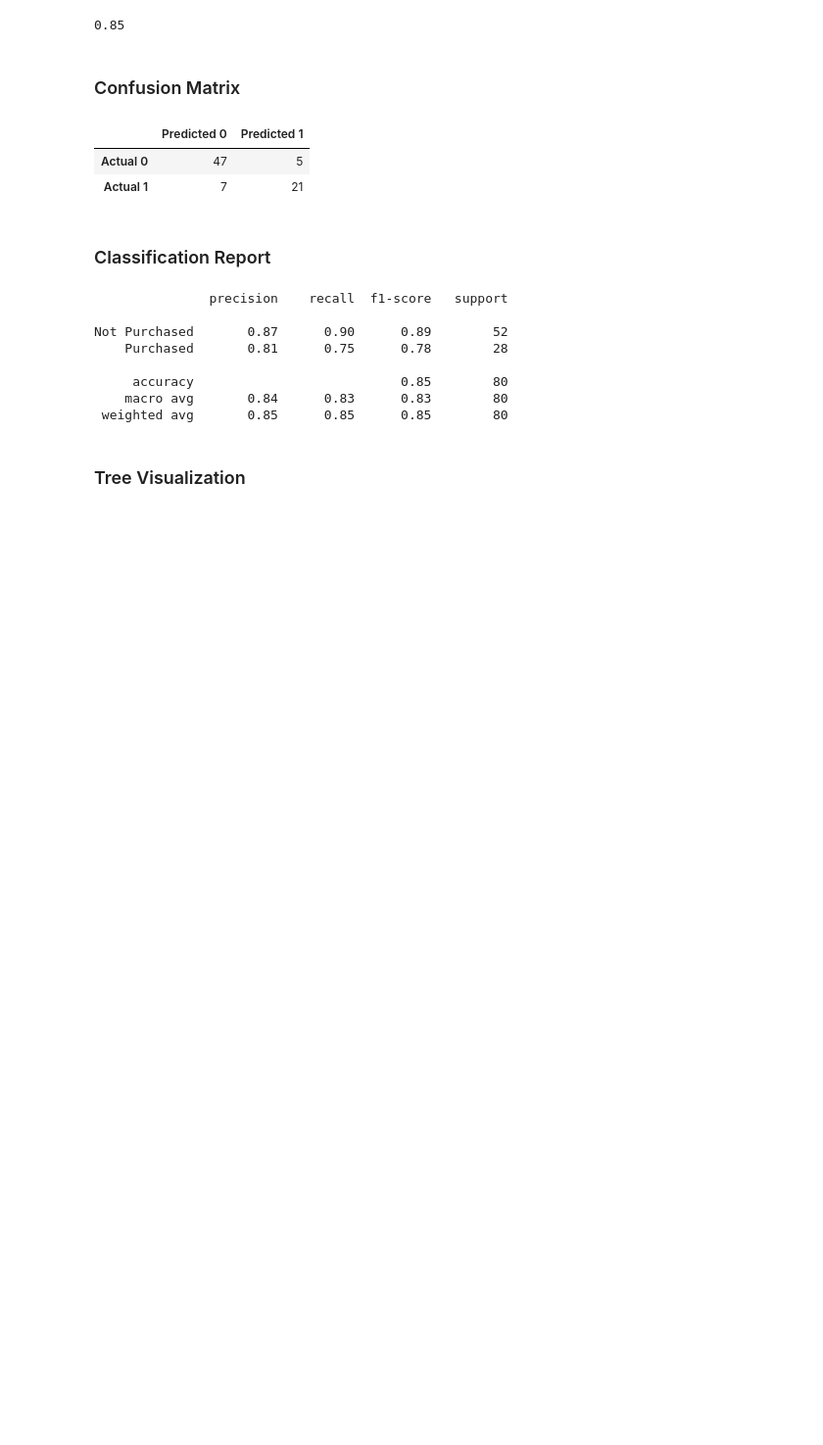
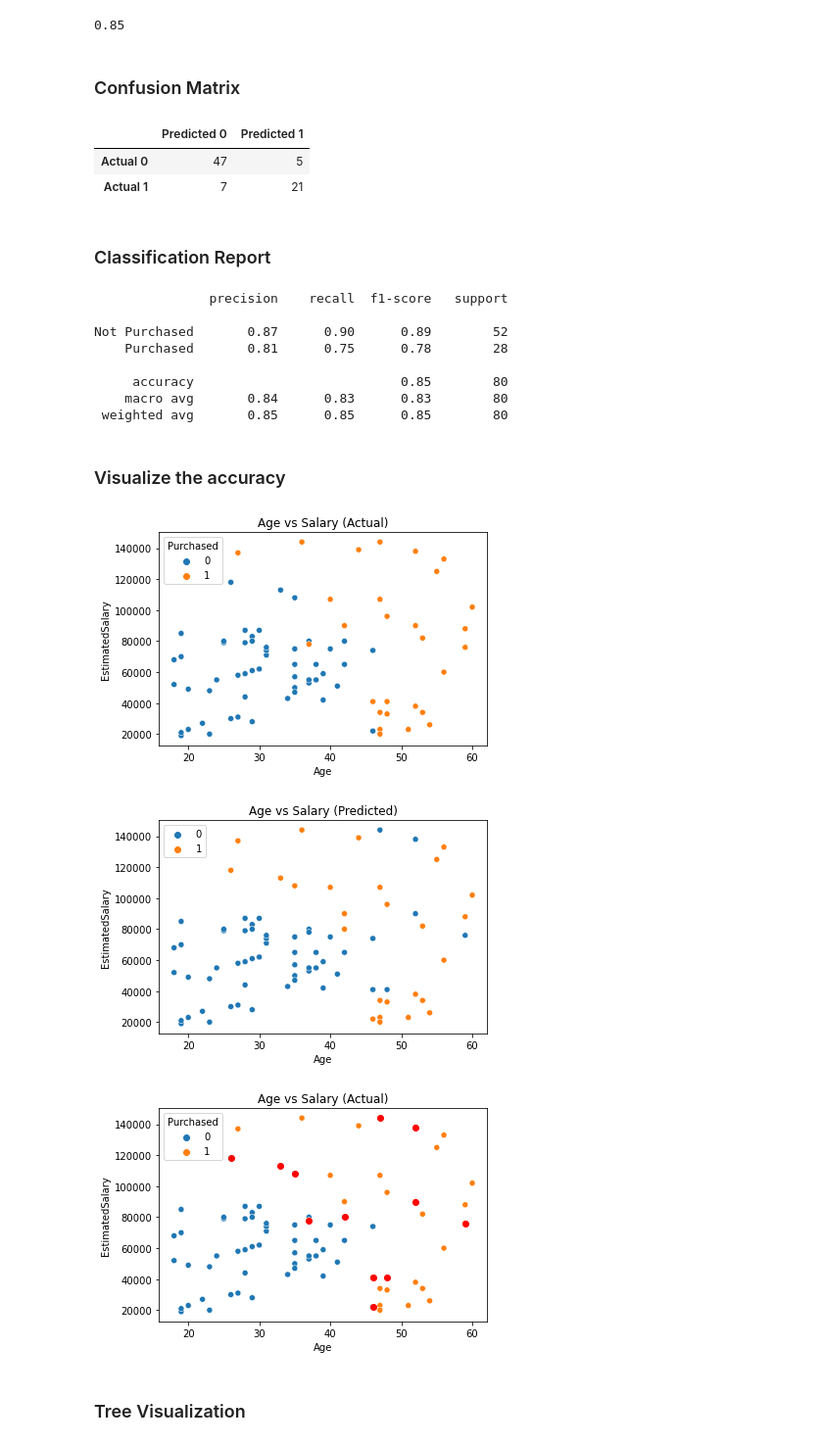
Before and after one commit to MoWafy001/AI-Project, a Jupyter notebook: DT/DT.ipynb, the cells around one changed output. Shown at 98% size. Drawn from its saved outputs; the diff is of its cells as text; code cells hidden in the pictures; blank space fills up the shorter version.

Commit message:
some data vig

```diff
--- a/DT/DT.ipynb
+++ b/DT/DT.ipynb
@@ -167,6 +167,30 @@ Not Purchased       0.87      0.90      0.89        52
      accuracy                           0.85        80
     macro avg       0.84      0.83      0.83        80
  weighted avg       0.85      0.85      0.85        80
+# %% [markdown]
+### Visualize the accuracy
+# %%
+import seaborn as sns
+
+# plot the age and salary distributions using the purchased column as the hue once using the test data and once using the predicted values
+sns.scatterplot(x='Age', y='EstimatedSalary', hue=y_test, data=X_test)
+plt.title('Age vs Salary (Actual)')
+plt.show()
+
+sns.scatterplot(x='Age', y='EstimatedSalary', hue=y_pred, data=X_test)
+plt.title('Age vs Salary (Predicted)')
+plt.show()
+
+# highlight the misclassified points
+sns.scatterplot(x='Age', y='EstimatedSalary', hue=y_test, data=X_test)
+plt.scatter(X_test[y_test != y_pred]['Age'],
+            X_test[y_test != y_pred]['EstimatedSalary'], color='red')
+plt.title('Age vs Salary (Actual)')
+plt.show()
+# %% [output]
+[figure, added]
+[figure, added]
+[figure, added]
 # %% [markdown]
 ### Tree Visualization
 # %%
```
Also changed, not shown: 1 other file.
